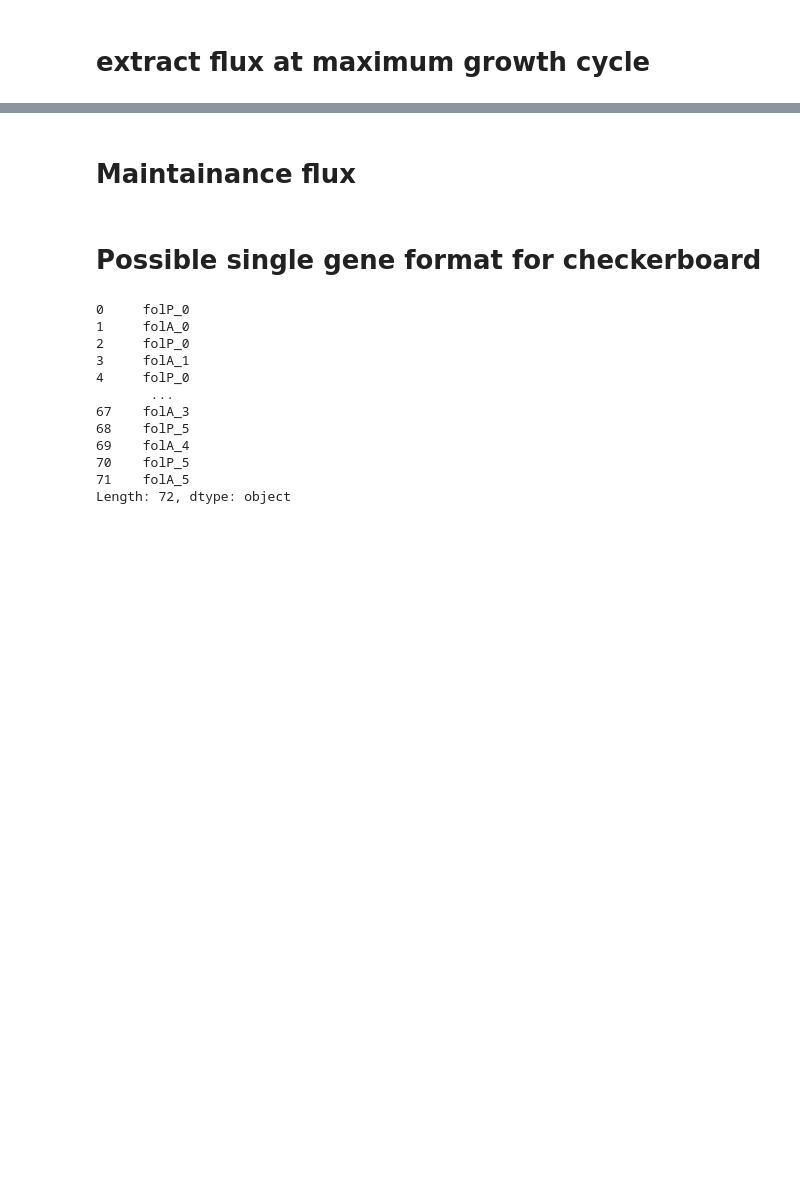
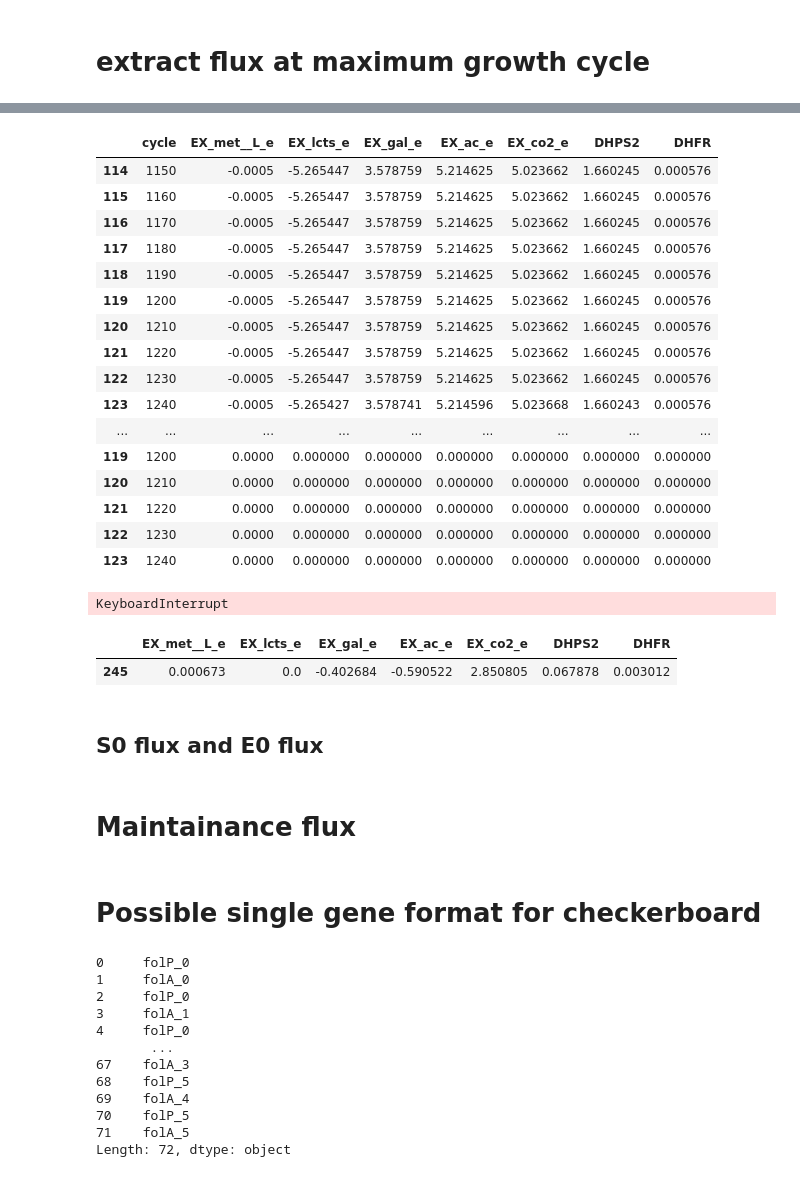
Before and after one commit to TFwongw/Harcombe_Lab, a Jupyter notebook: JupyterNotebook/checkerboard_flux_analysis.ipynb, the cells around one changed output, grey strips where cells are left out. Cells and saved outputs as stored; diff of their text form; code cells hidden in the pictures; blank space fills up the shorter version.

```diff
--- a/JupyterNotebook/checkerboard_flux_analysis.ipynb
+++ b/JupyterNotebook/checkerboard_flux_analysis.ipynb
@@ -126,0 +733,9 @@ desired_cycle = get_desired_cycle(Biomass_df, log_step=10)
+# %%
+pd.set_option('display.max_rows', 500)
+df= saved_df
+colE = ['EX_bulk_ac_e','EX_bulk_ac_e_mean', 'EX_lcts_e','EX_met__L_e', 'EX_met__L_e_mean']
+sp = 'E0'
+sp = 'S0'
+co_E = df.query(f'Species==@sp& culture=="coculture"')[colE]
+mono_E = df.query(f'Species==@sp& culture=="monoculture"')[colE]
+co_E.merge(mono_E, left_index=True, right_index=True,suffixes=['_co','_mono'])
@@ -444,3 +933,50 @@ mono_flux_compare_df = get_flux_compare_df('monoculture_flux', mono_dict, desire
+# %%
+desired_df = df.query('1150<=cycle<1250')[desired_cols]
+# df.index = ['E0_coculture_flux_SG', 'S0_coculture_flux_SG']
+# desired_df.index = ['E0_coculture_flux_SG', 'S0_coculture_flux_SG','E0_coculture_flux_SG', 'S0_coculture_flux_SG','E0_coculture_flux_SG', 'S0_coculture_flux_SG']
+desired_df
+# %% [output]
+|  | cycle | EX_met__L_e | EX_lcts_e | EX_gal_e | EX_ac_e | EX_co2_e | DHPS2 | DHFR |
+| 114 | 1150 | -0.0005 | -5.265447 | 3.578759 | 5.214625 | 5.023662 | 1.660245 | 0.000576 |
+| 115 | 1160 | -0.0005 | -5.265447 | 3.578759 | 5.214625 | 5.023662 | 1.660245 | 0.000576 |
+| 116 | 1170 | -0.0005 | -5.265447 | 3.578759 | 5.214625 | 5.023662 | 1.660245 | 0.000576 |
+| 117 | 1180 | -0.0005 | -5.265447 | 3.578759 | 5.214625 | 5.023662 | 1.660245 | 0.000576 |
+| 118 | 1190 | -0.0005 | -5.265447 | 3.578759 | 5.214625 | 5.023662 | 1.660245 | 0.000576 |
+| 119 | 1200 | -0.0005 | -5.265447 | 3.578759 | 5.214625 | 5.023662 | 1.660245 | 0.000576 |
+| 120 | 1210 | -0.0005 | -5.265447 | 3.578759 | 5.214625 | 5.023662 | 1.660245 | 0.000576 |
+| 121 | 1220 | -0.0005 | -5.265447 | 3.578759 | 5.214625 | 5.023662 | 1.660245 | 0.000576 |
+| 122 | 1230 | -0.0005 | -5.265447 | 3.578759 | 5.214625 | 5.023662 | 1.660245 | 0.000576 |
+| 123 | 1240 | -0.0005 | -5.265427 | 3.578741 | 5.214596 | 5.023668 | 1.660243 | 0.000576 |
+| ... | ... | ... | ... | ... | ... | ... | ... | ... |
+| 119 | 1200 | 0.0000 | 0.000000 | 0.000000 | 0.000000 | 0.000000 | 0.000000 | 0.000000 |
+| 120 | 1210 | 0.0000 | 0.000000 | 0.000000 | 0.000000 | 0.000000 | 0.000000 | 0.000000 |
+| 121 | 1220 | 0.0000 | 0.000000 | 0.000000 | 0.000000 | 0.000000 | 0.000000 | 0.000000 |
+| 122 | 1230 | 0.0000 | 0.000000 | 0.000000 | 0.000000 | 0.000000 | 0.000000 | 0.000000 |
+| 123 | 1240 | 0.0000 | 0.000000 | 0.000000 | 0.000000 | 0.000000 | 0.000000 | 0.000000 |
+# %%
+df = pd.concat([pd.DataFrame.from_dict(mono_dict[key]['folP.folA_4.3'])
+                 for key in ['E0_monoculture_flux_SG', 'S0_monoculture_flux_SG']])
+df_filtered = df[df['cycle'] > 700]
+
+desired_cols = ['cycle', 'EX_met__L_e','EX_lcts_e','EX_gal_e','EX_ac_e', 'EX_co2_e', 'DHPS2','DHFR']
+df_filtered[desired_cols].mean(), df_filtered[desired_cols].std()
+
+desired_df = df.query('1230<=cycle<1250')[desired_cols]
+# df.index = ['E0_coculture_flux_SG', 'S0_coculture_flux_SG']
+desired_df.index = ['E0_coculture_flux_SG', 'S0_coculture_flux_SG']
+desired_df
+# %% [output]
+KeyboardInterrupt
+# %%
+df = pd.DataFrame.from_dict(coculture_dict['S0_coculture_flux_SG']['folP.folA_3.4'])
+df_filtered = df[df['cycle'] > 0]
+
+desired_cols = ['EX_met__L_e','EX_lcts_e','EX_gal_e','EX_ac_e', 'EX_co2_e', 'DHPS2','DHFR']
+df_filtered[desired_cols].apply(['mean','std'])
+df[df['cycle']==1230][desired_cols]
+# %% [output]
+|  | EX_met__L_e | EX_lcts_e | EX_gal_e | EX_ac_e | EX_co2_e | DHPS2 | DHFR |
+| 245 | 0.000673 | 0.0 | -0.402684 | -0.590522 | 2.850805 | 0.067878 | 0.003012 |
 # %%
 lv_pairs = [lv_pair[1].split('.') for lv_pair in flux_compare_df.index.str.split('_')]
 lv_pairs = [tuple([int(ele) for ele in lv_pair]) for lv_pair in lv_pairs]
@@ -461,0 +997,2 @@ flux_compare_df['ICX'] = flux_compare_df.apply(lambda x : get_ICX_from_lv_pair_l
+# %% [markdown]
+## S0 flux and E0 flux
```
Also changed, not shown: parts of 41 cells of this notebook, 2 other files.
